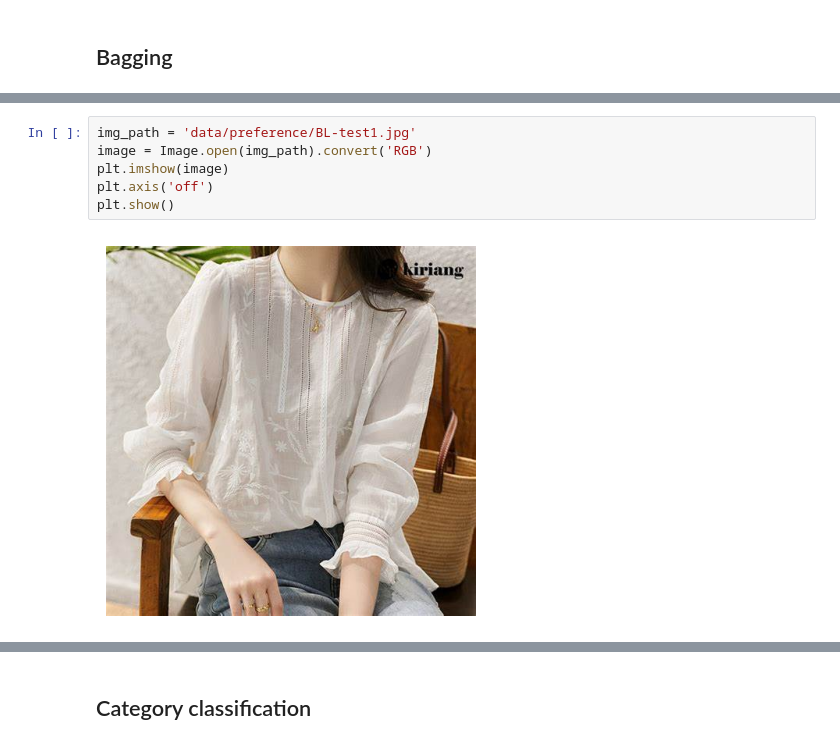
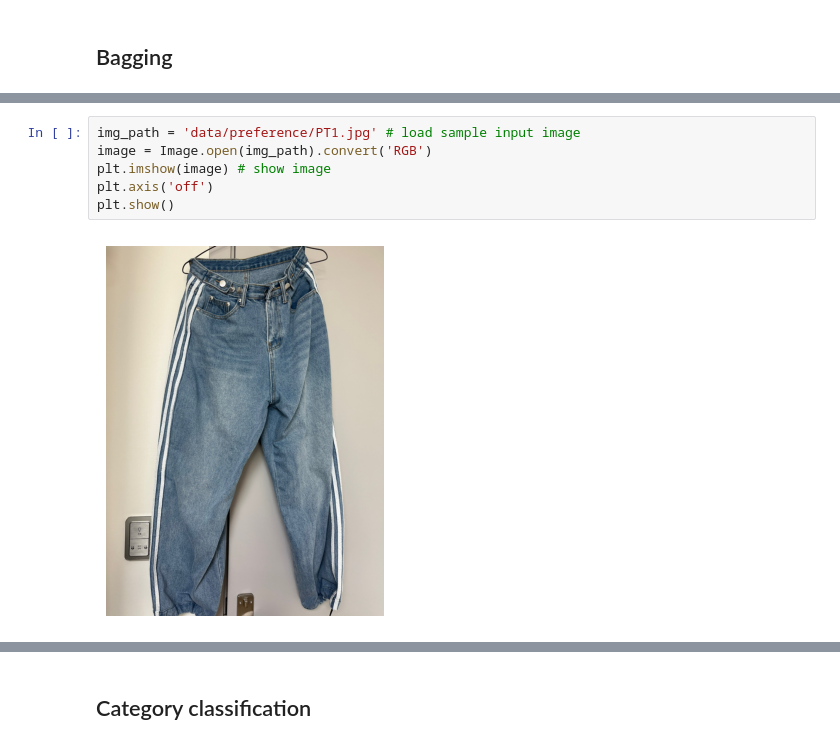
Before and after one commit to MinwooKim1990/ClosetMate, a Jupyter notebook: pj1_Main_example.ipynb, the cells around one changed output, grey strips where cells are left out. Cells and saved outputs as stored; diff of their text form.

```diff
--- a/pj1_Main_example.ipynb
+++ b/pj1_Main_example.ipynb
@@ -628,11 +85,11 @@ defaultencode clustered labels were saved to saved/defaultencode_labels_VAE_16cl
 # %%
-img_path = 'data/preference/BL-test1.jpg'
+img_path = 'data/preference/PT1.jpg' # load sample input image
 image = Image.open(img_path).convert('RGB')
-plt.imshow(image)
+plt.imshow(image) # show image
 plt.axis('off')
 plt.show()
 # %% [output]
-[figure, old version]
+[figure, new version]
 # %%
 from tools.Extractor import FeatureExtractor
 import torch
```
Also changed, not shown: parts of 34 cells of this notebook, 21 other files.
